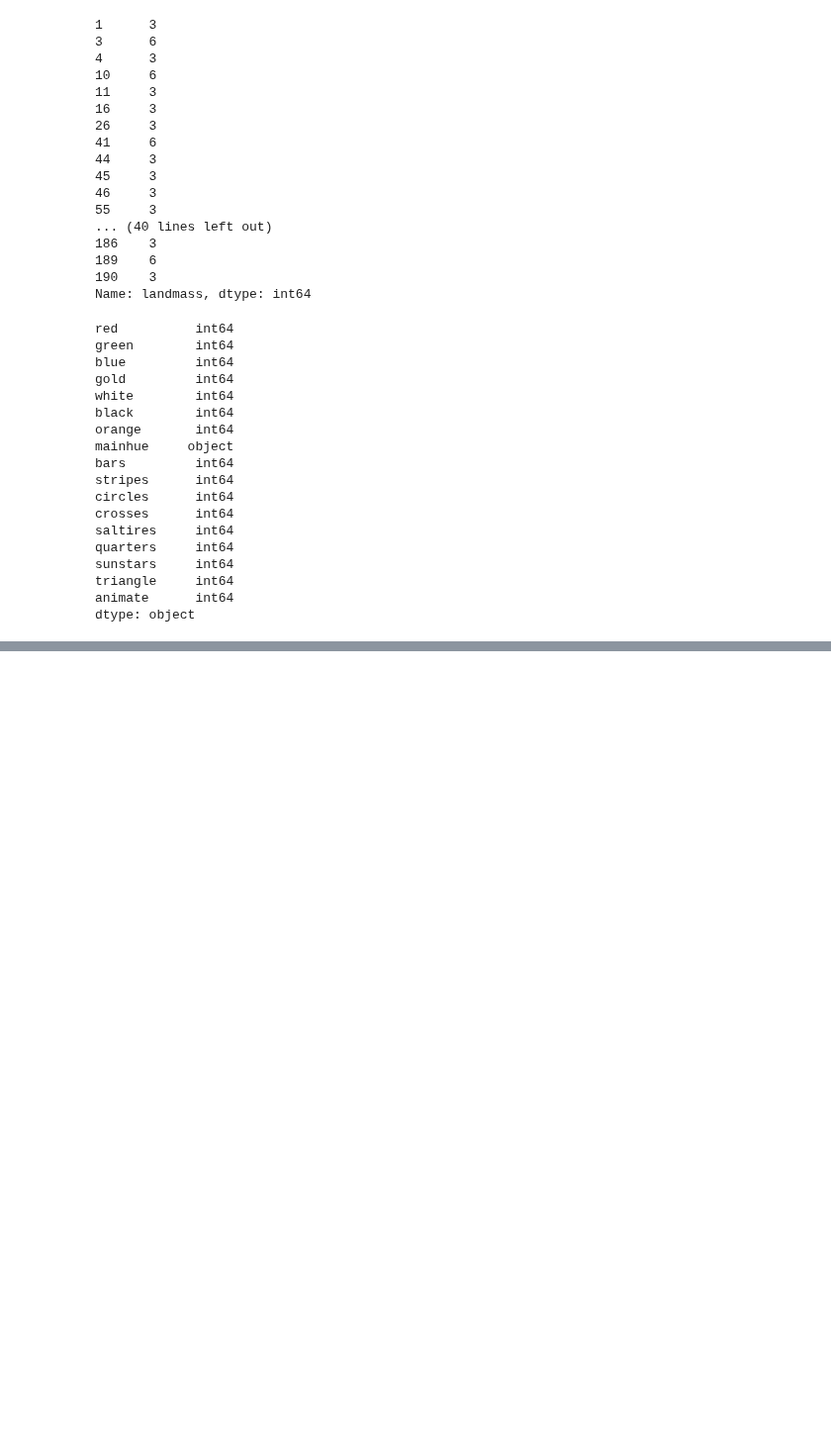
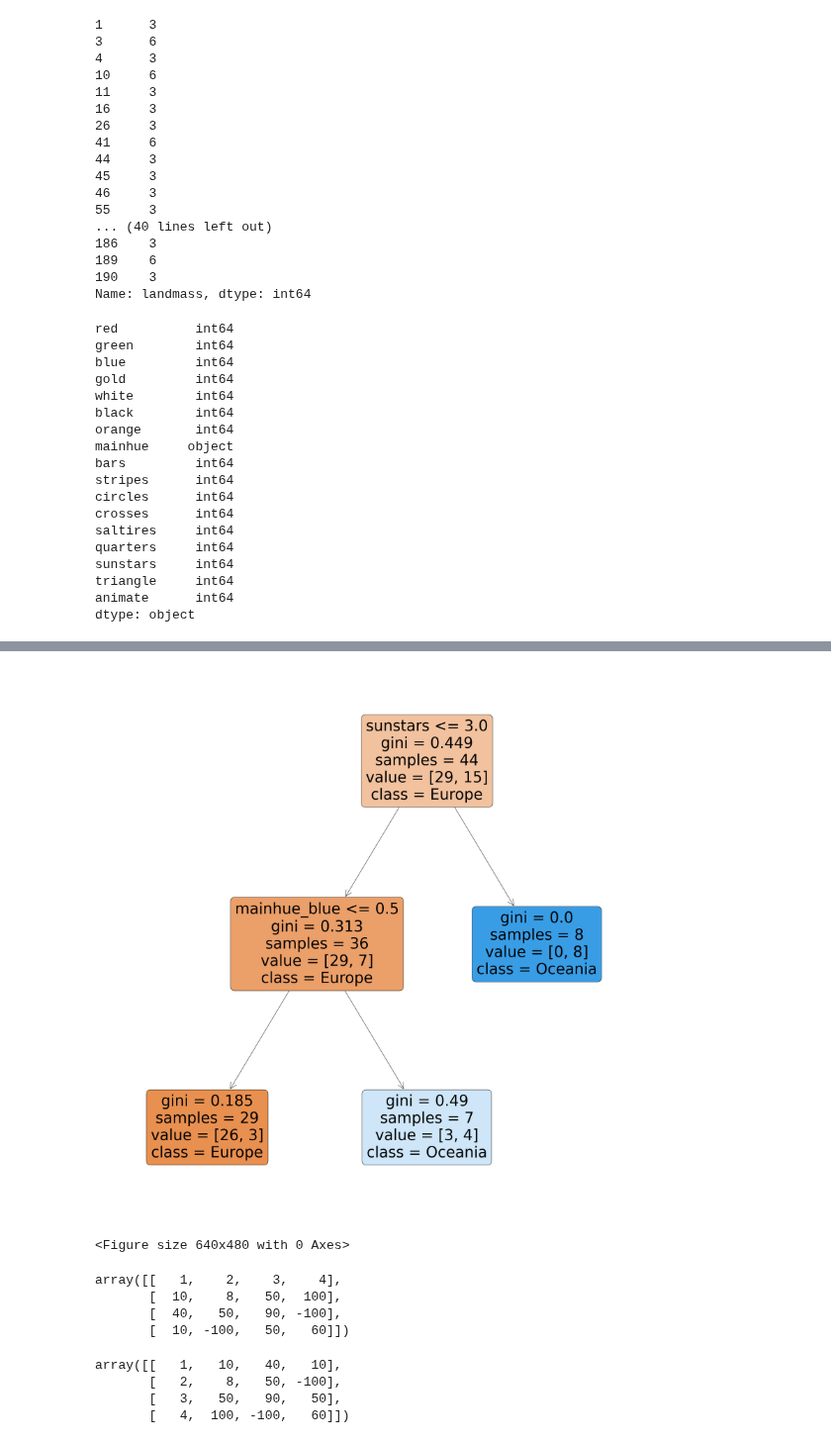
Before and after one commit to LiZoMark841619/Machine_learning, a Jupyter notebook: Decision_tree/learning_script_project.ipynb, the cells around one changed output, grey strips where cells are left out. Shown at 99% size. Cells and saved outputs as stored; diff of their text form; code cells hidden in the pictures; blank space fills up the shorter version.

```diff
--- a/Decision_tree/learning_script_project.ipynb
+++ b/Decision_tree/learning_script_project.ipynb
@@ -157,7 +233,10 @@ dtm_best.fit(x_train, y_train)
 # %%
 #Plot the final decision tree
 plt.figure(figsize=[24, 24])
-tree.plot_tree(dtm_best, feature_names=x_train.columns.to_list(), max_depth=m_depth, label='all', filled=True, rounded=True)
+tree.plot_tree(dtm_best, feature_names=x_train.columns.to_list(), class_names = ['Europe', 'Oceania'], max_depth=m_depth, label='all', filled=True, rounded=True)
 plt.tight_layout()
 plt.show()
 plt.clf()
+# %% [output]
+[figure, added]
+<Figure size 640x480 with 0 Axes>
@@ -163,0 +245,14 @@ plt.clf()
+# %%
+first
+# %% [output]
+array([[   1,    2,    3,    4],
+       [  10,    8,   50,  100],
+       [  40,   50,   90, -100],
+       [  10, -100,   50,   60]])
+# %%
+first.T
+# %% [output]
+array([[   1,   10,   40,   10],
+       [   2,    8,   50, -100],
+       [   3,   50,   90,   50],
+       [   4,  100, -100,   60]])
```
Also changed, not shown: parts of 14 cells of this notebook, 3 other files.
